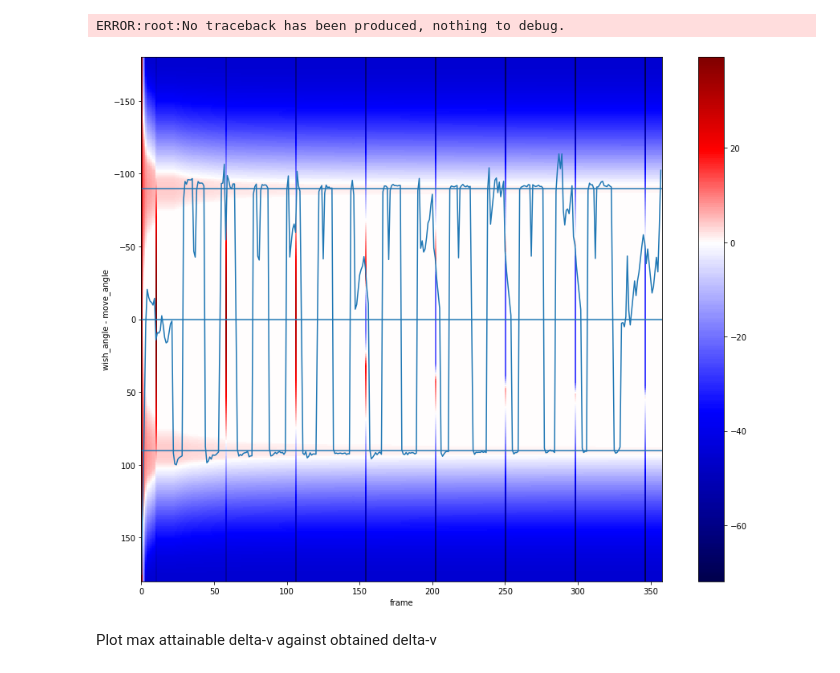
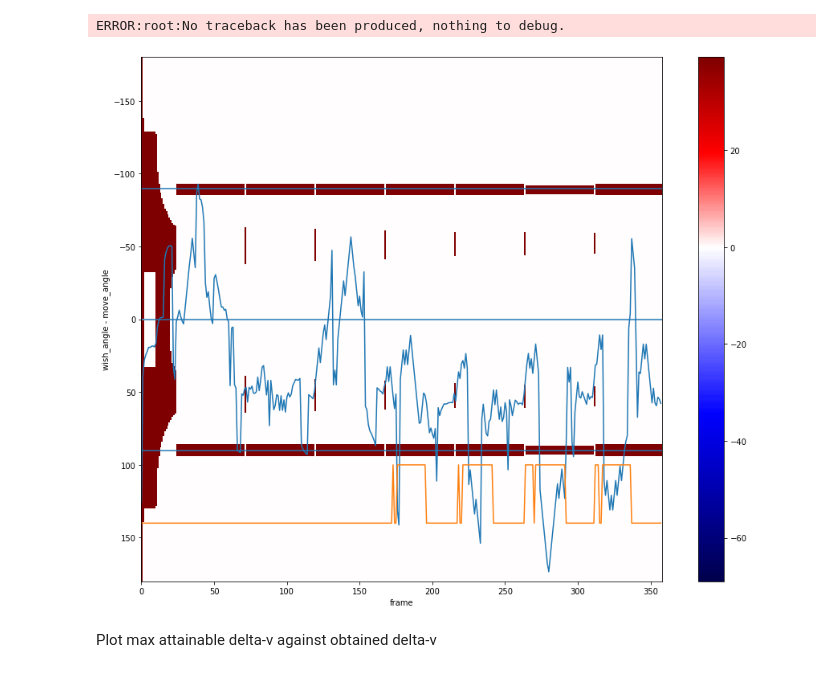
Before and after one commit to matthewearl/q1physrl, a Jupyter notebook: notebooks/Analyse.ipynb, the cells around one changed output. Cells and saved outputs as stored; diff of their text form; code cells hidden in the pictures.

```diff
--- a/notebooks/Analyse.ipynb
+++ b/notebooks/Analyse.ipynb
@@ -81,24 +83,27 @@ delta_speeds = np.stack(delta_speeds)
 # %%
 from matplotlib import colors
 
 wish_angle = r.yaw + (180. * np.arctan2(r.smove, r.fmove) / np.pi)
 
 vmin = np.min(delta_speeds)
 vmax = np.max(delta_speeds)
 norm = colors.DivergingNorm(vmin=vmin, vcenter=0., vmax=vmax)
 
 plt.figure(figsize=(16, 12))
 plt.ylabel('wish_angle - move_angle')
 plt.xlabel('frame')
-plt.imshow(delta_speeds, cmap='seismic', norm=norm,
+plt.imshow(100 * (delta_speeds > 0), cmap='seismic', norm=norm,
            extent=(0, delta_speeds.shape[1], 180, -180)
           )
 plt.plot(wish_angle - move_angle)
 plt.axhline(0)
 plt.axhline(90)
 plt.axhline(-90)
 
 plt.colorbar()
+
+plt.plot(r.fmove / 20 + 100)
+
 plt.show()
 # %% [output]
-[figure, old version]
+[figure, new version]
```
Also changed, not shown: parts of 7 cells of this notebook, 3 other files.
